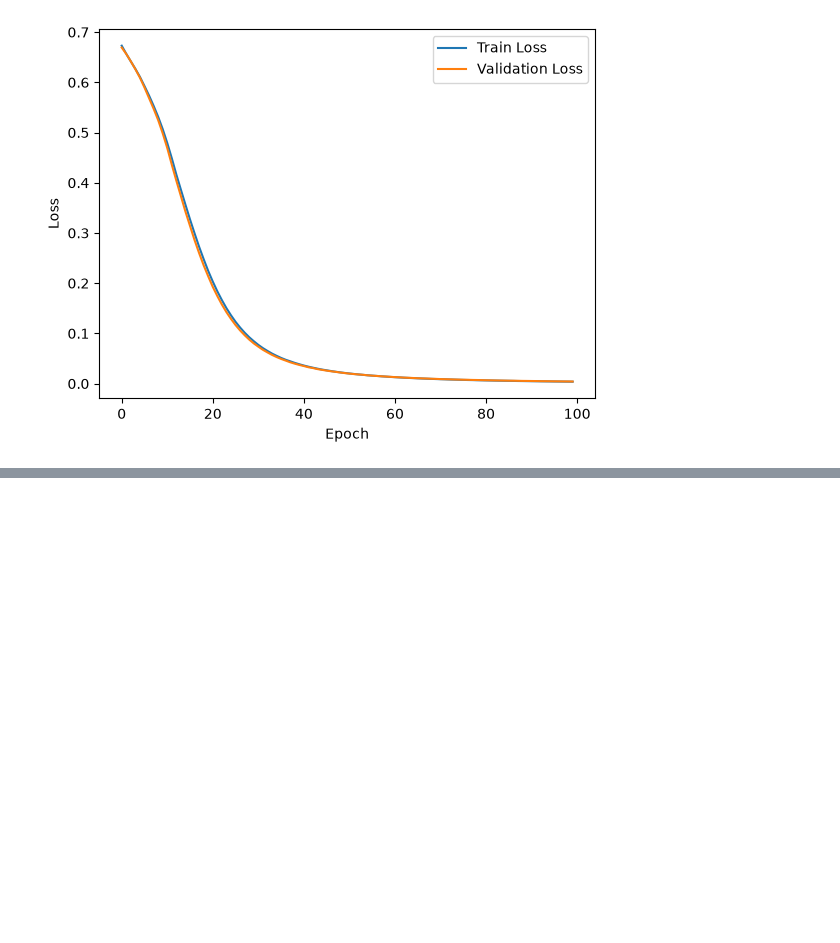
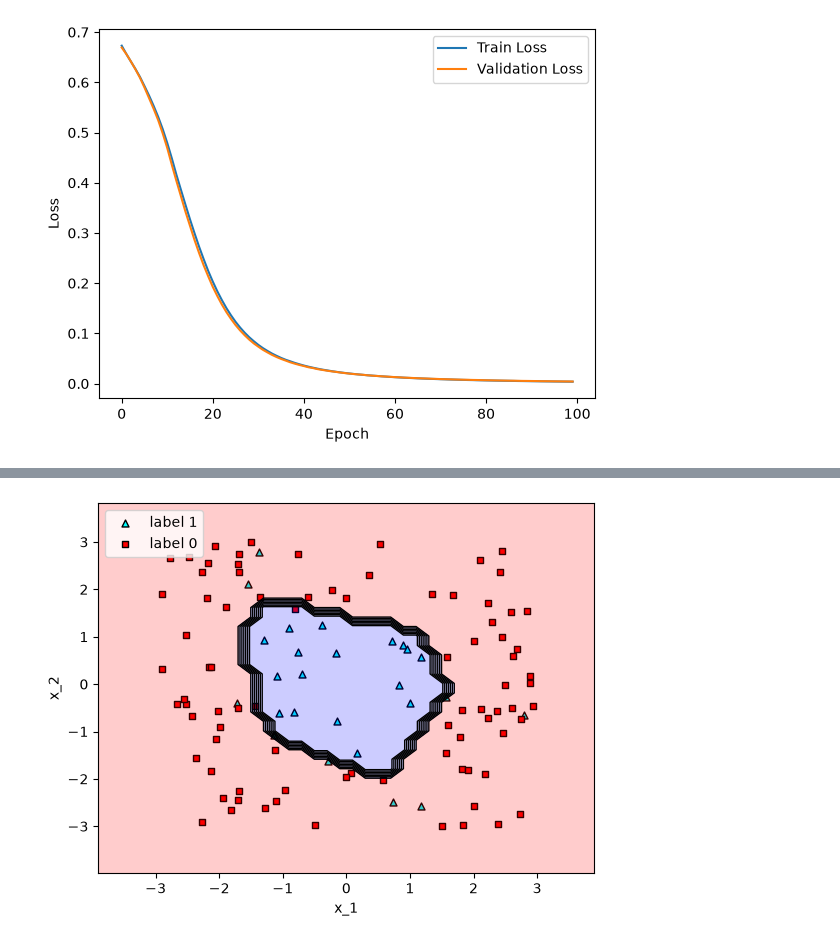
Before and after one commit to coder-fishing/TrainingAI, a Jupyter notebook: Phase_1/week_5/theory.ipynb, the cells around one changed output, grey strips where cells are left out. Cells and saved outputs as stored; diff of their text form; code cells hidden in the pictures; blank space fills up the shorter version.

```diff
--- a/Phase_1/week_5/theory.ipynb
+++ b/Phase_1/week_5/theory.ipynb
@@ -232,0 +427,23 @@ plt.show()
+# %%
+from tensorflow.keras.models import Sequential
+from tensorflow.keras.layers import Input, Dense, Dropout
+
+model2 = Sequential([
+    Input(shape=(2,)),
+
+    Dense(128, activation="relu"),
+    Dropout(0.2),
+
+    Dense(64, activation="tanh"),
+    Dropout(0.2),
+
+    Dense(2, activation="softmax")
+])
+
+model2.compile(
+    loss="categorical_crossentropy",
+    optimizer="adam",
+    metrics=["accuracy"]
+)
+
+model2.summary()
@@ -232,0 +468,2 @@ plt.show()
+# %%
+model2.fit(x, categorized_y, epochs=100, batch_size=10)
@@ -232,0 +489,3 @@ plt.show()
+# %%
+plot_model(x, y, model2)
+# %% [output]
@@ -232,0 +493 @@ plt.show()
+[figure, added]
```
Also changed, not shown: parts of 17 cells of this notebook, 2 other files.
